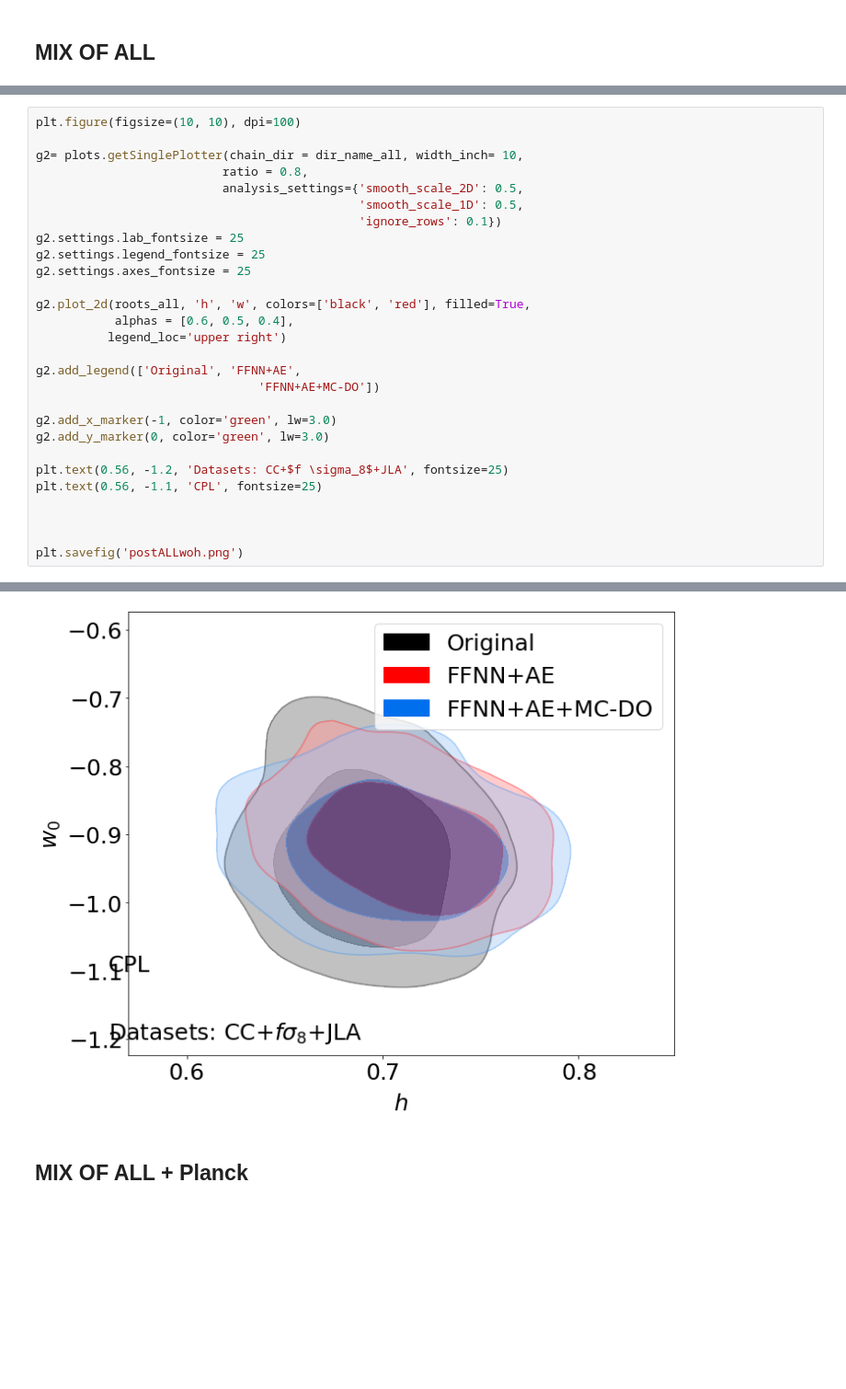
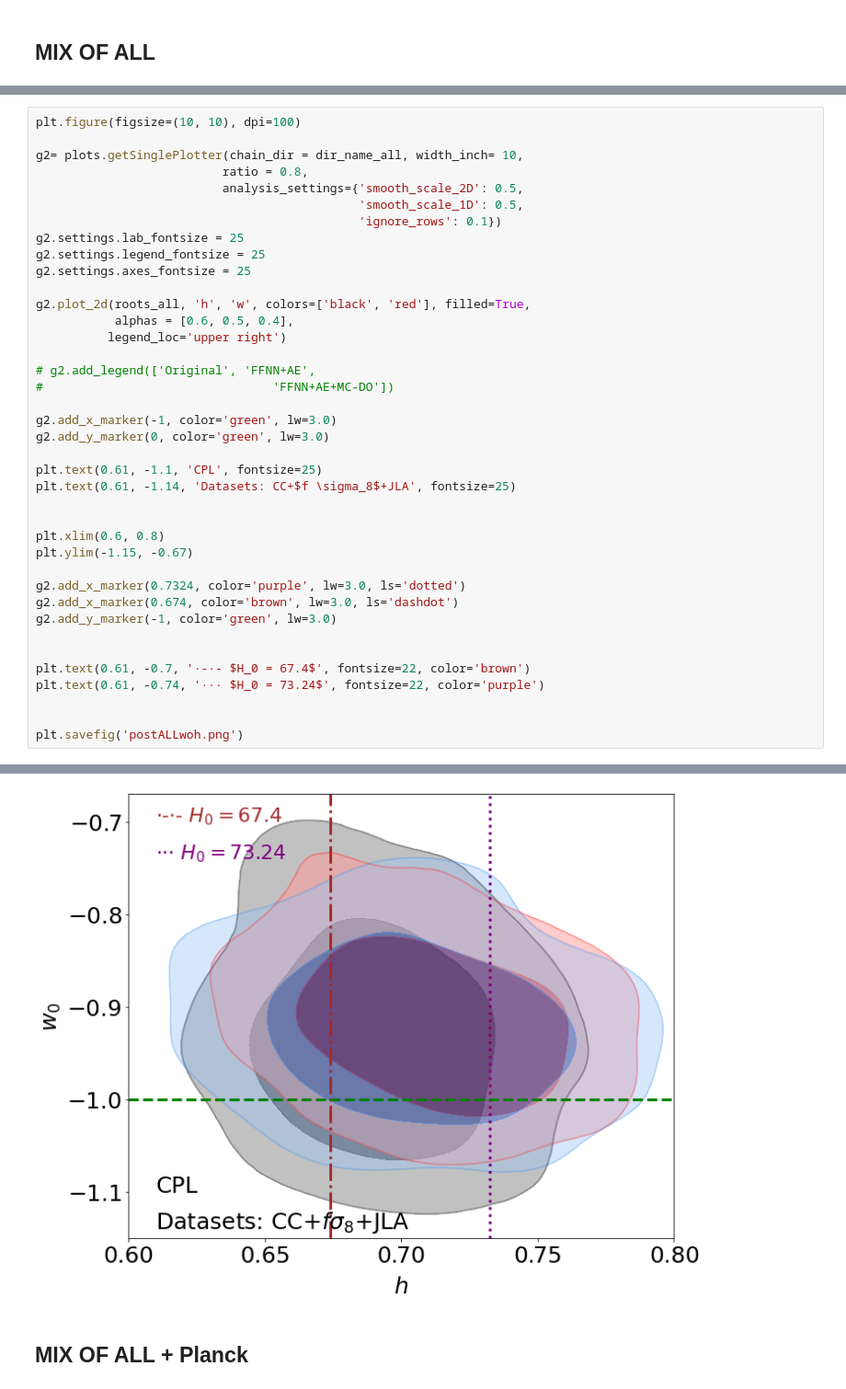
Before and after one commit to igomezv/neuralCosmoReconstruction, a Jupyter notebook: notebooks/getdist_waCDM_crann.ipynb, the cells around one changed output, grey strips where cells are left out. Shown at 92% size. Saved outputs shown, nothing was run; the diff lists cells and outputs as text; blank space fills up the shorter version.

```diff
--- a/notebooks/getdist_waCDM_crann.ipynb
+++ b/notebooks/getdist_waCDM_crann.ipynb
@@ -845,34 +808,45 @@ plt.savefig('postALLwowa.png')
 # %%
 plt.figure(figsize=(10, 10), dpi=100)
 
 g2= plots.getSinglePlotter(chain_dir = dir_name_all, width_inch= 10,
                           ratio = 0.8,
                           analysis_settings={'smooth_scale_2D': 0.5,
                                              'smooth_scale_1D': 0.5,
                                              'ignore_rows': 0.1})
 g2.settings.lab_fontsize = 25
 g2.settings.legend_fontsize = 25
 g2.settings.axes_fontsize = 25
 
 g2.plot_2d(roots_all, 'h', 'w', colors=['black', 'red'], filled=True,
            alphas = [0.6, 0.5, 0.4],
           legend_loc='upper right')
 
-g2.add_legend(['Original', 'FFNN+AE',
-                               'FFNN+AE+MC-DO'])
+# g2.add_legend(['Original', 'FFNN+AE',
+#                                'FFNN+AE+MC-DO'])
 
 g2.add_x_marker(-1, color='green', lw=3.0)
 g2.add_y_marker(0, color='green', lw=3.0)
 
-plt.text(0.56, -1.2, 'Datasets: CC+$f \sigma_8$+JLA', fontsize=25)
-plt.text(0.56, -1.1, 'CPL', fontsize=25)
+plt.text(0.61, -1.1, 'CPL', fontsize=25)
+plt.text(0.61, -1.14, 'Datasets: CC+$f \sigma_8$+JLA', fontsize=25)
 
+
+plt.xlim(0.6, 0.8)
+plt.ylim(-1.15, -0.67)
+
+g2.add_x_marker(0.7324, color='purple', lw=3.0, ls='dotted')
+g2.add_x_marker(0.674, color='brown', lw=3.0, ls='dashdot')
+g2.add_y_marker(-1, color='green', lw=3.0)
+
+
+plt.text(0.61, -0.7, '·-·- $H_0 = 67.4$', fontsize=22, color='brown')
+plt.text(0.61, -0.74, '··· $H_0 = 73.24$', fontsize=22, color='purple')
 
 
 plt.savefig('postALLwoh.png')
 # %% [output]
 <Figure size 1000x1000 with 0 Axes>
-[figure, old version]
+[figure, new version]
 # %% [markdown]
 ## MIX OF ALL + Planck
 # %%
```
Also changed, not shown: parts of 32 cells of this notebook, 1 other file.
